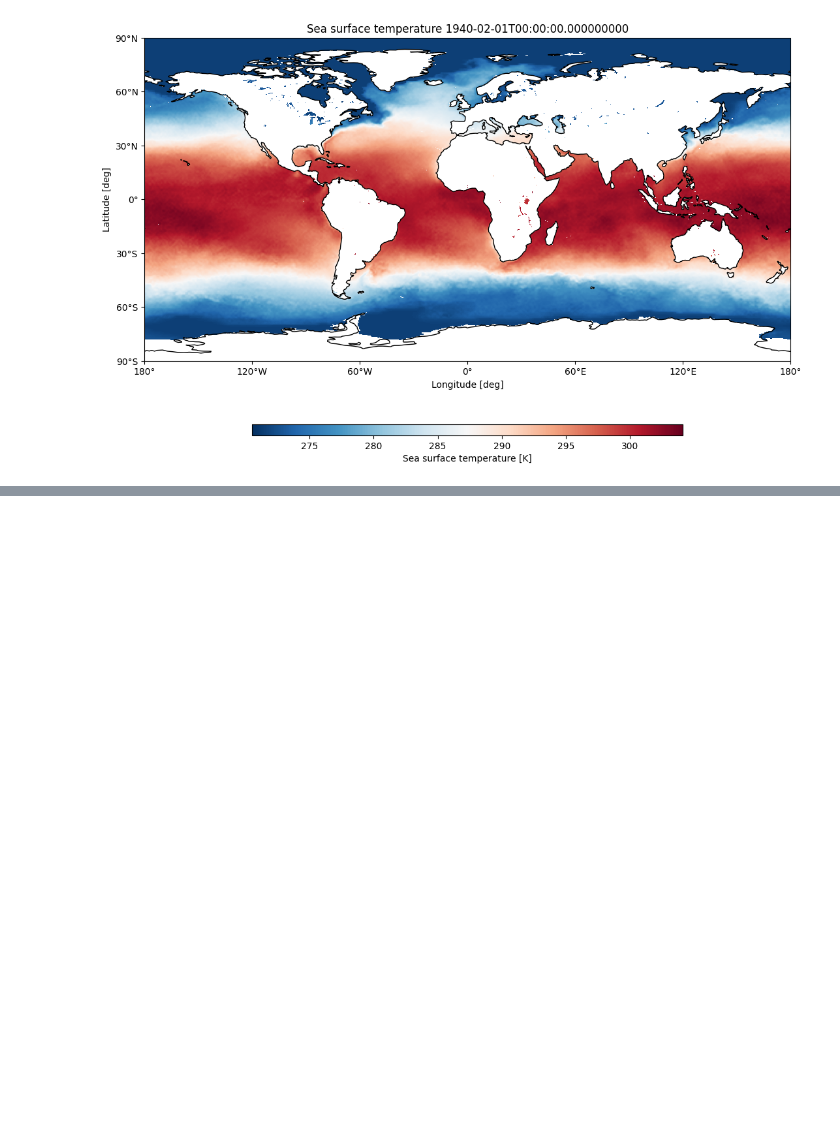
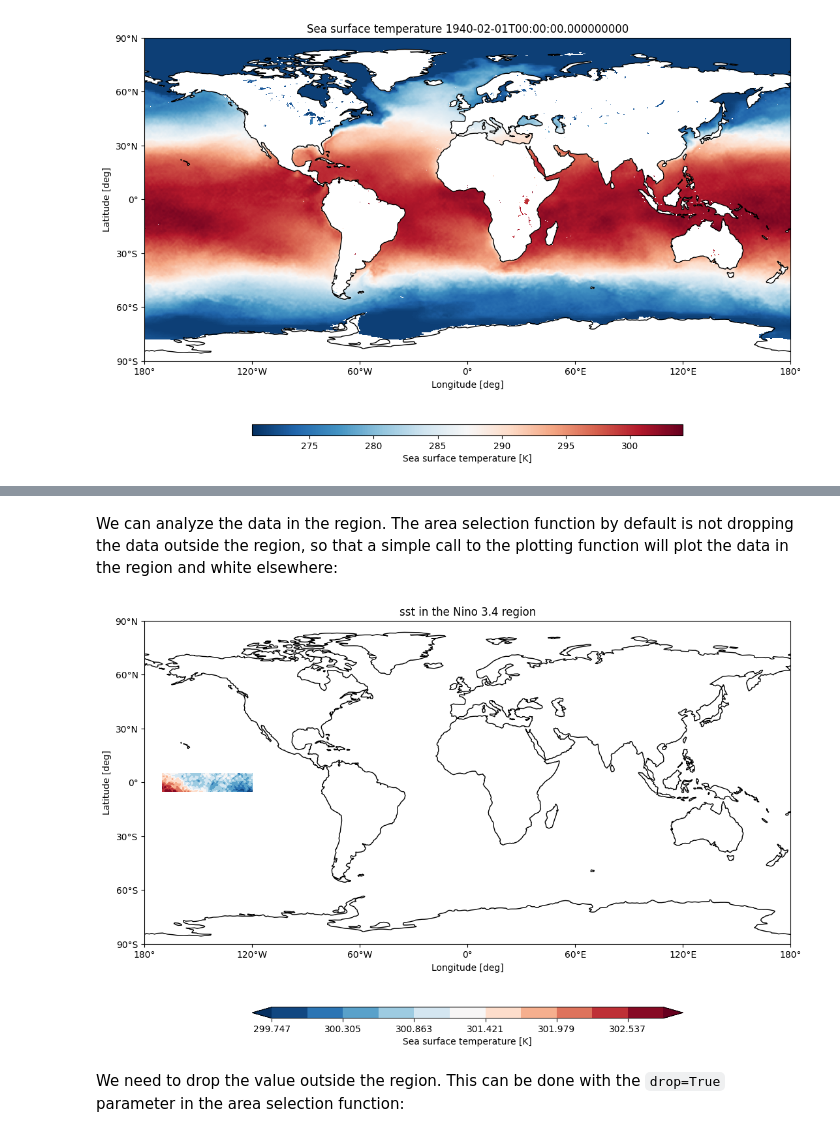
Before and after one commit to Predictia/AQUA, a Jupyter notebook: notebooks/graphics/single_map.ipynb, the cells around one changed output, grey strips where cells are left out. Cells and saved outputs as stored; diff of their text form; code cells hidden in the pictures; blank space fills up the shorter version.

Commit message:
area selection example on notebook

```diff
--- a/notebooks/graphics/single_map.ipynb
+++ b/notebooks/graphics/single_map.ipynb
@@ -85,0 +106,14 @@ sst_sel = area_selection(sst_plot, lon=(-10,10), lat=(-99))
+# %%
+# Nino 3.4 region
+lon_lim = (-170, -120)
+lat_lim = (-5, 5)
+
+sst_sel = area_selection(sst_plot, lon=lon_lim, lat=lat_lim)
+# %% [markdown]
+We can analyze the data in the region. The area selection function by default is not dropping the data outside the region, so that a simple call to the plotting function will plot the data in the region and white elsewhere:
+# %%
+plot_single_map(sst_sel, title='sst in the Nino 3.4 region')
+# %% [output]
+[figure, added]
+# %% [markdown]
+We need to drop the value outside the region. This can be done with the `drop=True` parameter in the area selection function:
```
Also changed, not shown: parts of 7 cells of this notebook.
